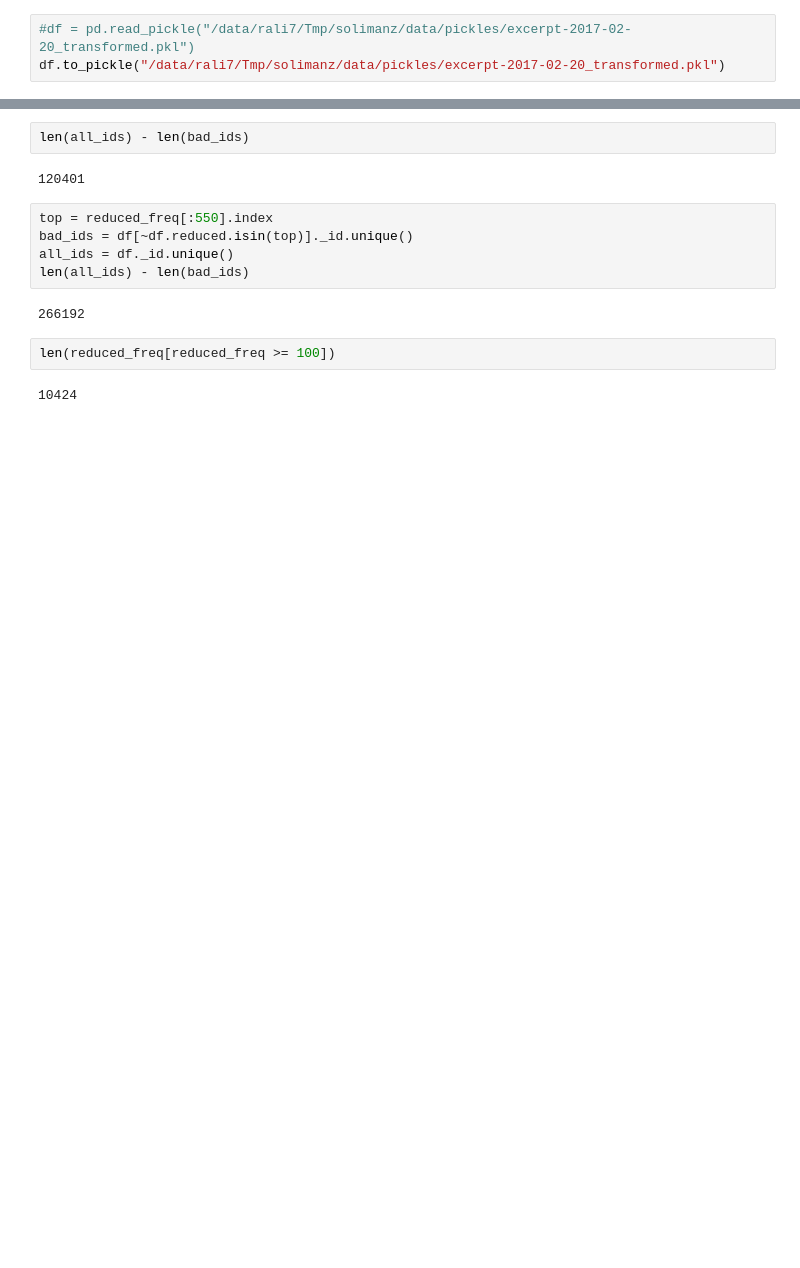
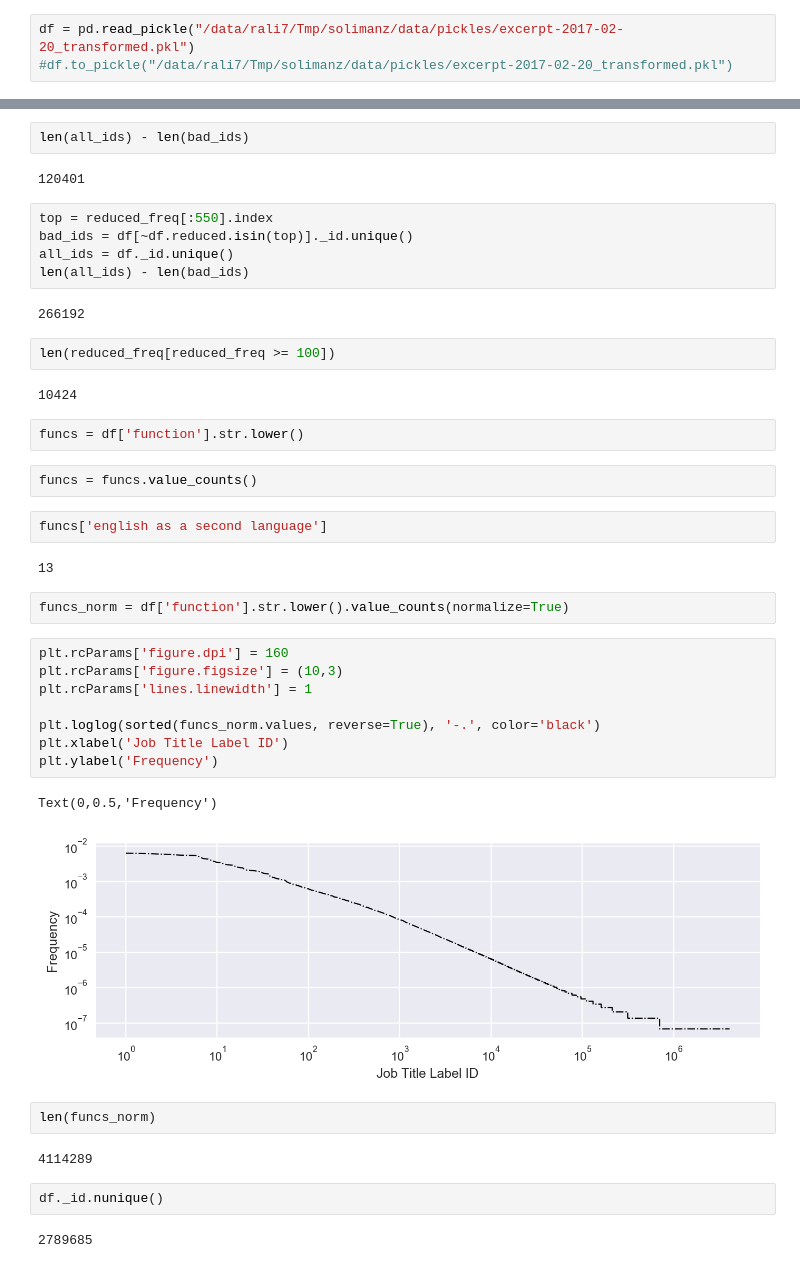
Before and after one commit to zaksoliman/career_prediction, a Jupyter notebook: notebooks/data_exploration.ipynb, the cells around one changed output, grey strips where cells are left out. Cells and saved outputs as stored; diff of their text form; blank space fills up the shorter version.

```diff
--- a/notebooks/data_exploration.ipynb
+++ b/notebooks/data_exploration.ipynb
@@ -24,8 +24,8 @@ sns.set_palette(sns.color_palette('pastel'))
 # %% [markdown]
 # Data Set I/O
 # %%
-#df = pd.read_pickle("/data/rali7/Tmp/solimanz/data/pickles/excerpt-2017-02-20_transformed.pkl")
-df.to_pickle("/data/rali7/Tmp/solimanz/data/pickles/excerpt-2017-02-20_transformed.pkl")
+df = pd.read_pickle("/data/rali7/Tmp/solimanz/data/pickles/excerpt-2017-02-20_transformed.pkl")
+#df.to_pickle("/data/rali7/Tmp/solimanz/data/pickles/excerpt-2017-02-20_transformed.pkl")
 # %% [markdown]
 # Helper Functions
 # %% [markdown]
@@ -740,3 +740,32 @@ len(all_ids) - len(bad_ids)
 len(reduced_freq[reduced_freq >= 100])
 # %% [output]
 10424
+# %%
+funcs = df['function'].str.lower()
+# %%
+funcs = funcs.value_counts()
+# %%
+funcs['english as a second language']
+# %% [output]
+13
+# %%
+funcs_norm = df['function'].str.lower().value_counts(normalize=True)
+# %%
+plt.rcParams['figure.dpi'] = 160
+plt.rcParams['figure.figsize'] = (10,3)
+plt.rcParams['lines.linewidth'] = 1
+
+plt.loglog(sorted(funcs_norm.values, reverse=True), '-.', color='black')
+plt.xlabel('Job Title Label ID')
+plt.ylabel('Frequency')
+# %% [output]
+Text(0,0.5,'Frequency')
+[figure, added]
+# %%
+len(funcs_norm)
+# %% [output]
+4114289
+# %%
+df._id.nunique()
+# %% [output]
+2789685
```
Also changed, not shown: 6 other files.
